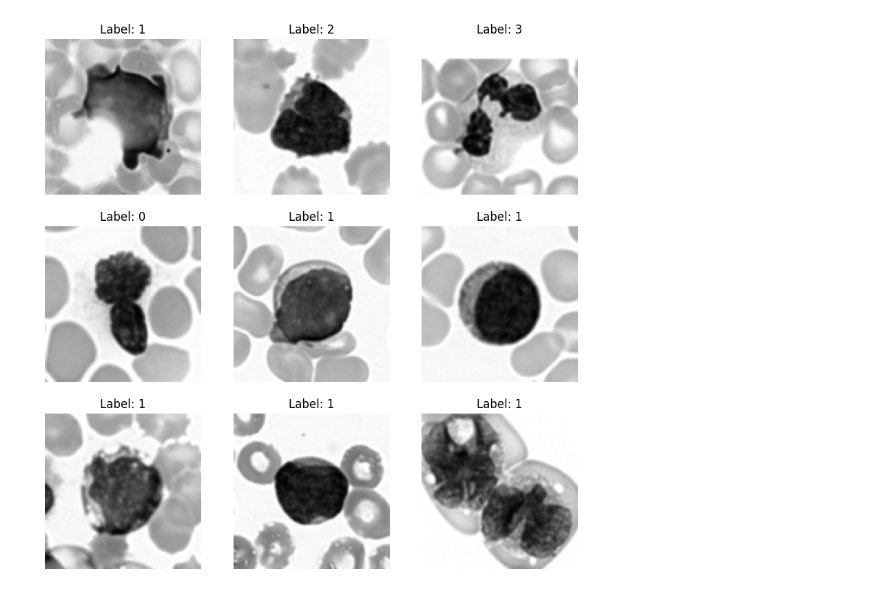
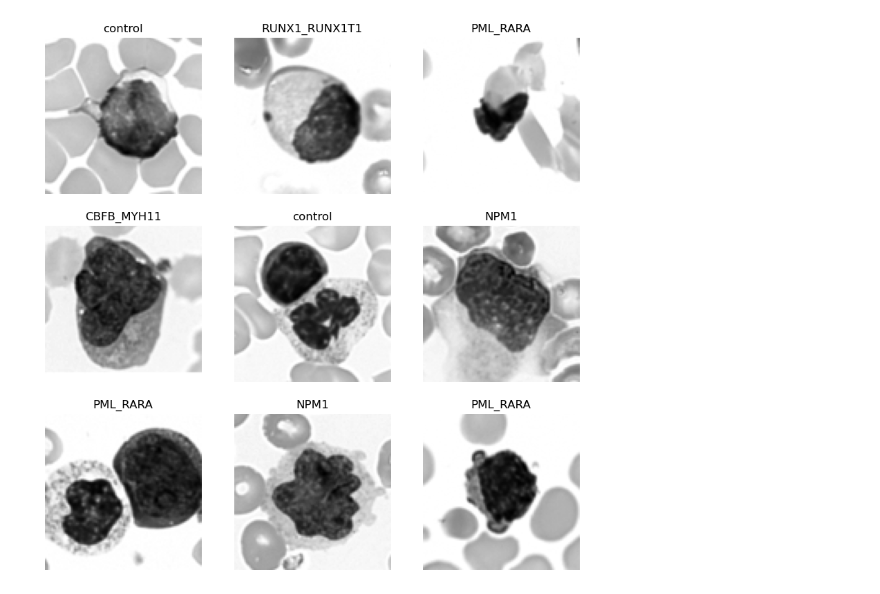
Before and after one commit to harshinidinesh/acute-myeloid-leukemia-ml-classification, a Jupyter notebook: aml_cnn.ipynb, the cells around one changed output. Cells and saved outputs as stored; diff of their text form; code cells hidden in the pictures.

Commit message:
Final CNN Model with highest accuracy

```diff
--- a/aml_cnn.ipynb
+++ b/aml_cnn.ipynb
@@ -18,8 +18,6 @@ def parse_sums_file(sums_file):
             parts = line.strip().split()
             if len(parts) == 2:
                 file_info_list.append(parts)
-            else:
-                print(f"Skipping invalid line in .sums file: {line}")
     return file_info_list
 # %%
 # Load image and label using the correct path
@@ -173,17 +240,0 @@ Test accuracy: 36.80%
-# %%
-
-# visualizes the first 9 images from the test set along with their true labels
-# to qualitatively assess the model's performance and understand the data distribution
-plt.figure(figsize=(10,10))
-
-# (i.e. we can see if the model is correctly classifying different subtypes of AML by looking at the images and their corresponding labels,
-# which can help identify any patterns or misclassifications in the data)
-for i in range(9):
-    plt.subplot(3,3,i+1)
-    plt.imshow(x_test[i].reshape(img_rows,img_cols), cmap='gray')
-    plt.title(f"Label: {y_test[i]}")
-    plt.axis('off')
-
-plt.show()
-# %% [output]
-[figure, removed]
@@ -189,0 +257,26 @@ plt.show()
+# %%
+# visualizes the first 9 images from the test set along with their true labels
+# to qualitatively assess the model's performance and understand the data distribution
+
+# inverse label mapping (numeric to class name)
+idx_to_label = {v: k for k, v in label_map.items()}
+
+# shuffle test set for visualization
+idx = np.random.permutation(len(x_test))
+
+plt.figure(figsize=(10,10))
+
+# we can see if the model is correctly classifying different subtypes of AML by looking at the images and their corresponding labels,
+# which can help identify any patterns or misclassifications in the data
+for i in range(9):
+    img = x_test[idx[i]]
+    label = y_test[idx[i]]
+
+    plt.subplot(3,3,i+1)
+    plt.imshow(img.reshape(img_rows, img_cols), cmap='gray')
+    plt.title(idx_to_label[label])
+    plt.axis('off')
+
+plt.show()
+# %% [output]
+[figure, added]
```
Also changed, not shown: parts of 8 cells of this notebook.
